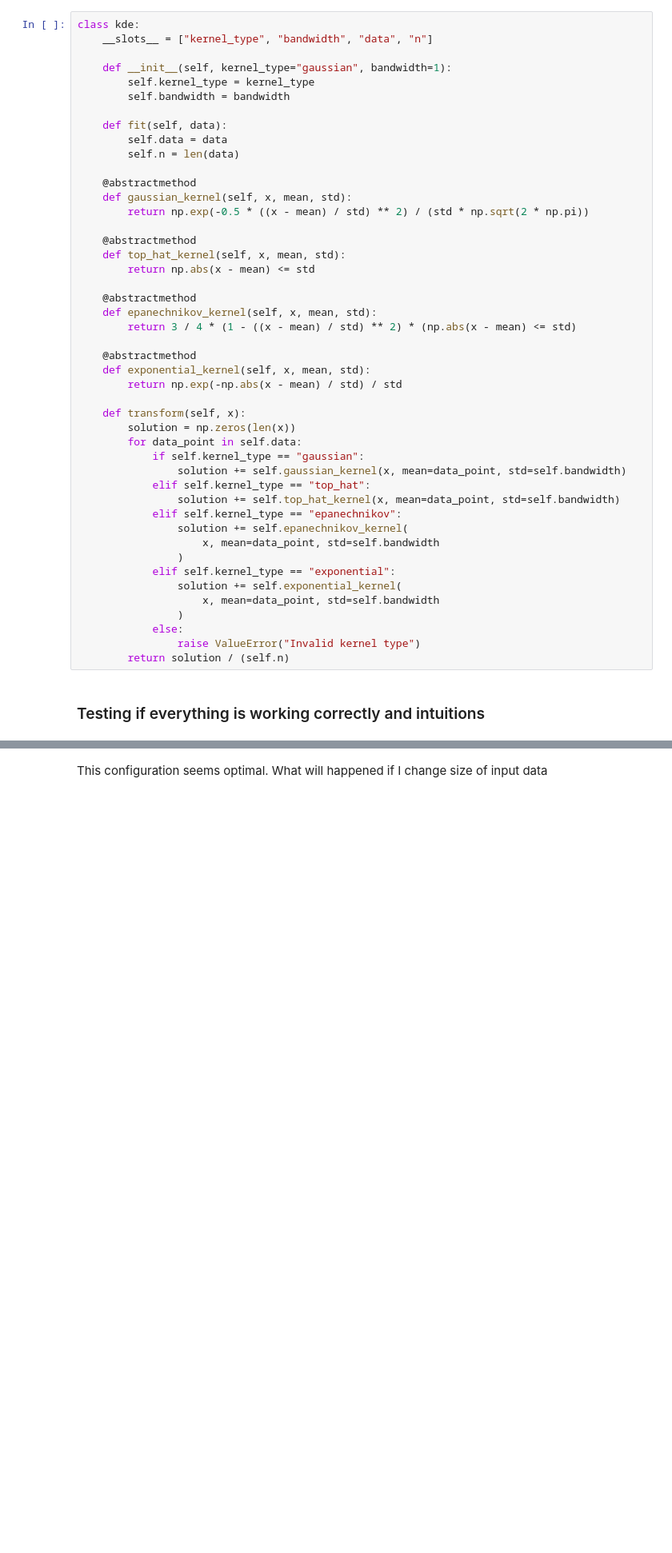
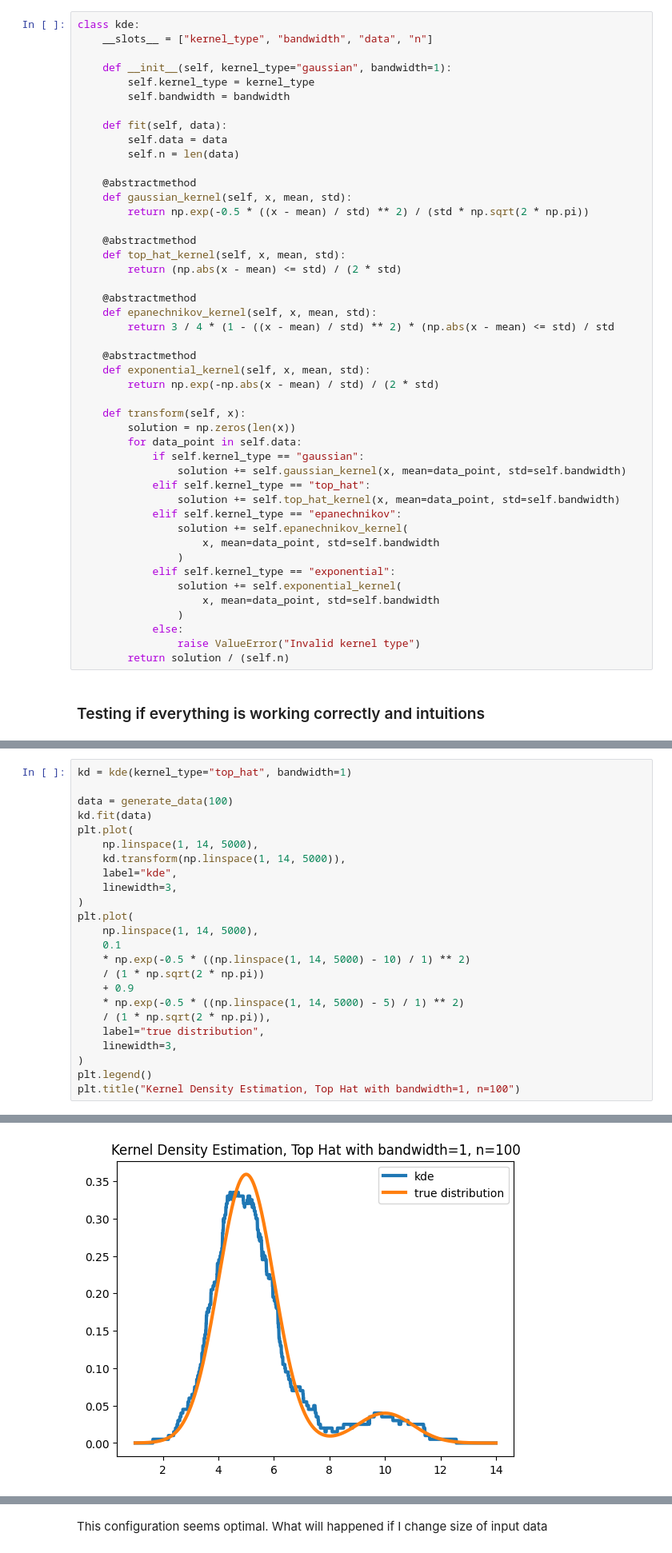
Before and after one commit to nizwant/adv_ml_labs, a Jupyter notebook: 08AAA_density.ipynb, the cells around one changed output, grey strips where cells are left out. Shown at 80% size. Drawn from its saved outputs; the diff is of its cells as text; blank space fills up the shorter version.

Commit message:
debugging and testing kernel sizes

```diff
--- a/08AAA_density.ipynb
+++ b/08AAA_density.ipynb
@@ -32,15 +32,15 @@ class kde:
 
     @abstractmethod
     def top_hat_kernel(self, x, mean, std):
-        return np.abs(x - mean) <= std
+        return (np.abs(x - mean) <= std) / (2 * std)
 
     @abstractmethod
     def epanechnikov_kernel(self, x, mean, std):
-        return 3 / 4 * (1 - ((x - mean) / std) ** 2) * (np.abs(x - mean) <= std)
+        return 3 / 4 * (1 - ((x - mean) / std) ** 2) * (np.abs(x - mean) <= std) / std
 
     @abstractmethod
     def exponential_kernel(self, x, mean, std):
-        return np.exp(-np.abs(x - mean) / std) / std
+        return np.exp(-np.abs(x - mean) / std) / (2 * std)
 
     def transform(self, x):
         solution = np.zeros(len(x))
@@ -64,0 +69,25 @@ class kde:
+# %%
+kd = kde(kernel_type="top_hat", bandwidth=1)
+
+data = generate_data(100)
+kd.fit(data)
+plt.plot(
+    np.linspace(1, 14, 5000),
+    kd.transform(np.linspace(1, 14, 5000)),
+    label="kde",
+    linewidth=3,
+)
+plt.plot(
+    np.linspace(1, 14, 5000),
+    0.1
+    * np.exp(-0.5 * ((np.linspace(1, 14, 5000) - 10) / 1) ** 2)
+    / (1 * np.sqrt(2 * np.pi))
+    + 0.9
+    * np.exp(-0.5 * ((np.linspace(1, 14, 5000) - 5) / 1) ** 2)
+    / (1 * np.sqrt(2 * np.pi)),
+    label="true distribution",
+    linewidth=3,
+)
+plt.legend()
+plt.title("Kernel Density Estimation, Top Hat with bandwidth=1, n=100")
+# %% [output]
@@ -64,0 +95 @@ class kde:
+[figure, added]
```
Also changed, not shown: parts of 11 cells of this notebook.
